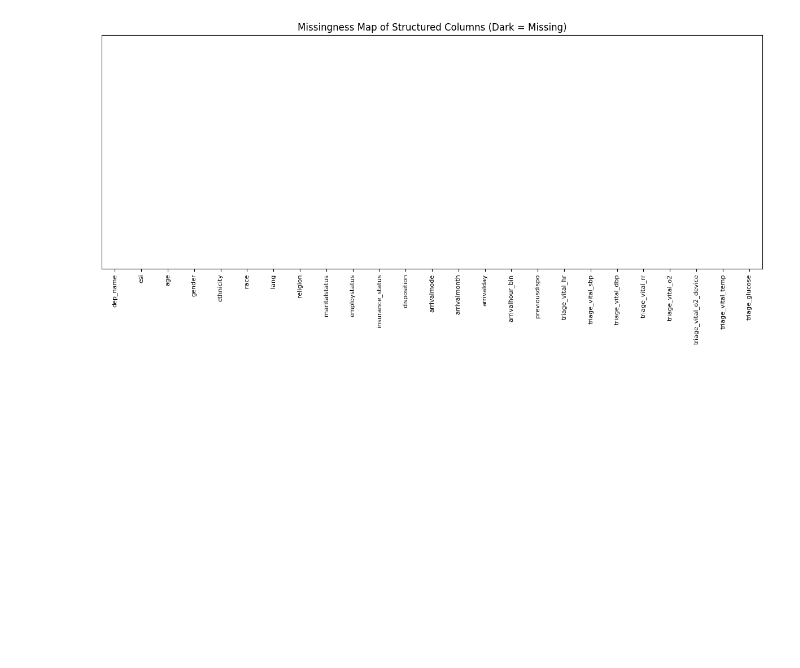
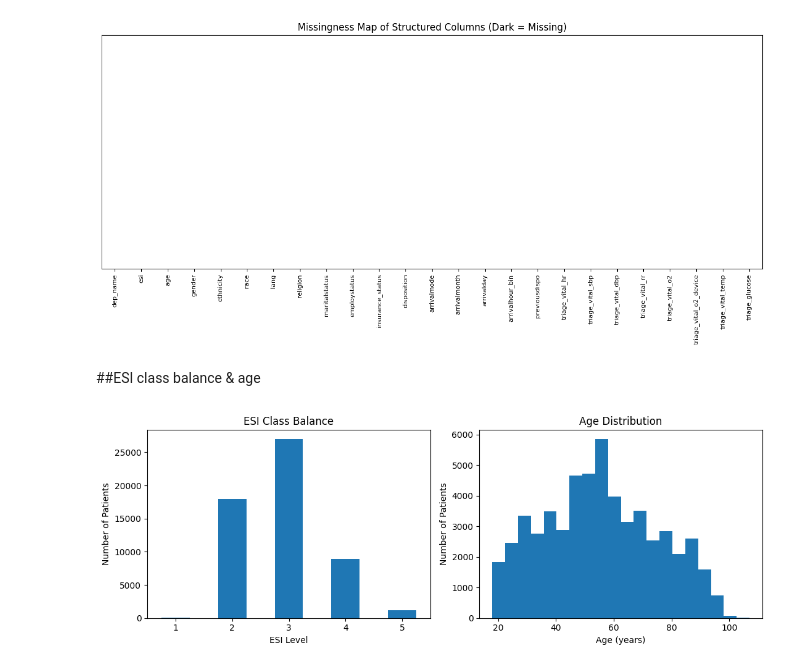
Before and after one commit to Colosolizer/carisurg-portfolio, a Jupyter notebook: notebooks/Week_5_Assignment_SekouRuddock.ipynb, the cells around one changed output. Cells and saved outputs as stored; diff of their text form; code cells hidden in the pictures; blank space fills up the shorter version.

```diff
--- a/notebooks/Week_5_Assignment_SekouRuddock.ipynb
+++ b/notebooks/Week_5_Assignment_SekouRuddock.ipynb
@@ -646,3 +640,24 @@ plt.savefig("figs/01_missingness.png", dpi=110)
 plt.show()
 # %% [output]
 [figure]
+# %% [markdown]
+##ESI class balance & age
+# %%
+fig, ax = plt.subplots(1, 2, figsize=(11,4))
+
+# Left panel (ax[0]) — ESI class balance as a BAR chart:
+esi_counts_sorted = df[TARGET].value_counts().sort_index()
+esi_counts_sorted.plot.bar(ax=ax[0], rot=0) # rot=0 keeps x-labels horizontal
+ax[0].set_title("ESI Class Balance")
+ax[0].set_xlabel("ESI Level")
+ax[0].set_ylabel("Number of Patients")
+
+# Right panel (ax[1]) — age as a HISTOGRAM:
+ax[1].hist(df["age"], bins=20) # Choosing 20 bins as a reasonable default
+ax[1].set_title("Age Distribution")
+ax[1].set_xlabel("Age (years)")
+ax[1].set_ylabel("Number of Patients")
+
+plt.tight_layout(); plt.savefig("figs/02_esi_age.png", dpi=110); plt.show()
+# %% [output]
+[figure, added]
```
Also changed, not shown: parts of 11 cells of this notebook.
